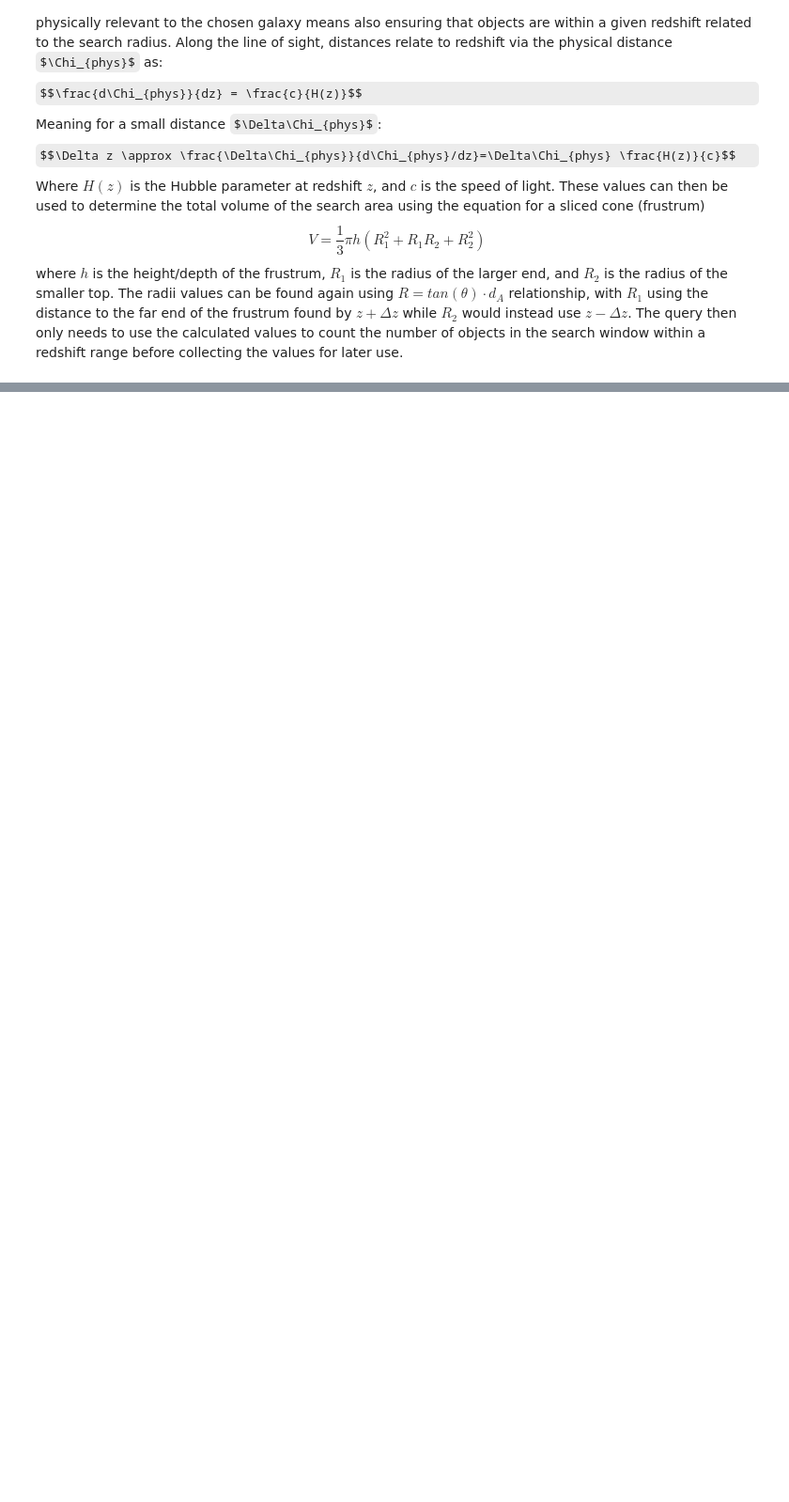
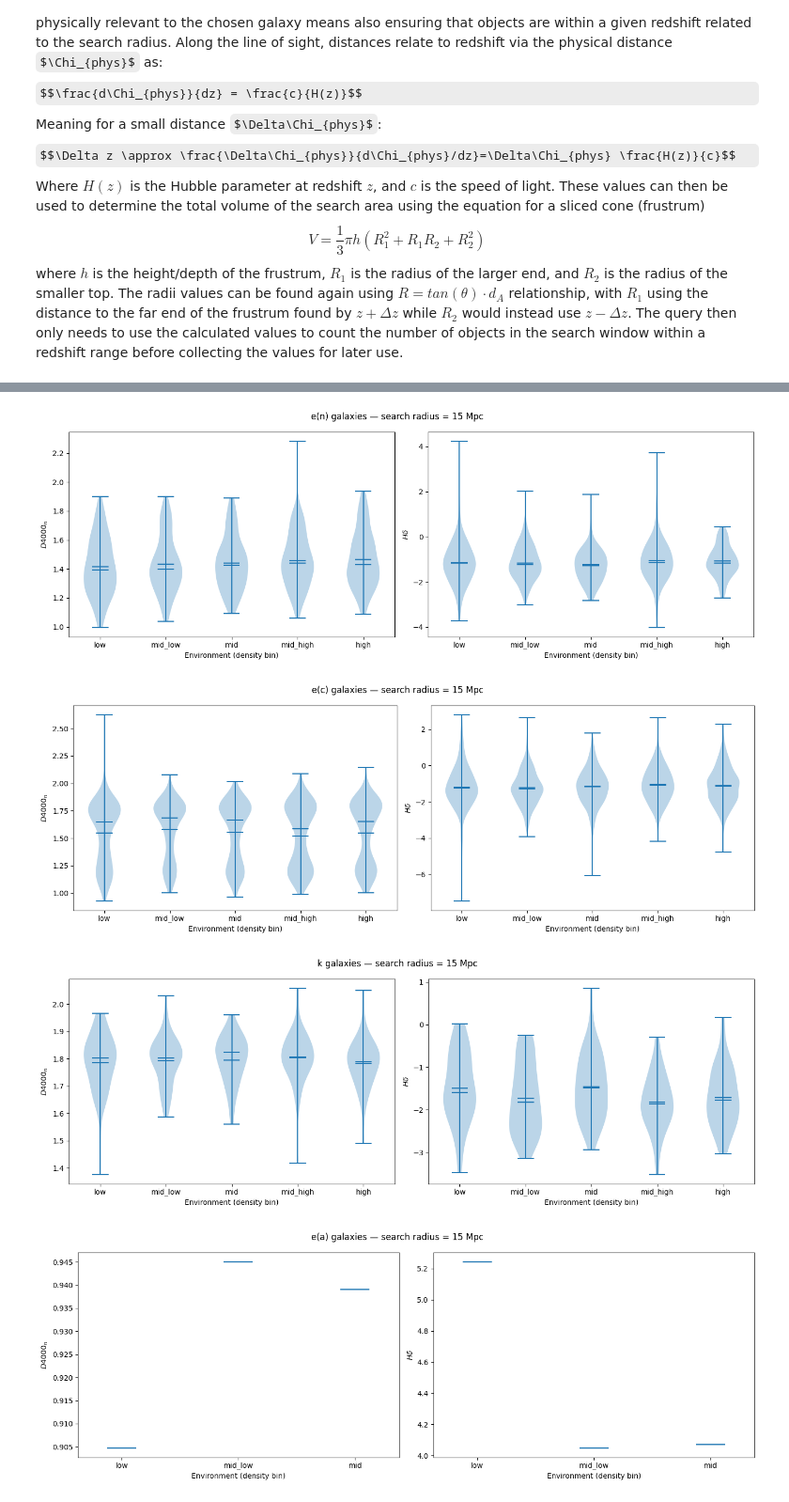
Before and after one commit to maraMaraschino/capstone-project, a Jupyter notebook: timescapes-notebook.ipynb, the cells around one changed output, grey strips where cells are left out. Shown at 94% size. Cells and saved outputs as stored; diff of their text form; code cells hidden in the pictures; some formulas as TeX source; blank space fills up the shorter version.

```diff
--- a/timescapes-notebook.ipynb
+++ b/timescapes-notebook.ipynb
@@ -866,0 +1006,7 @@ e(n) type galaxies (762 total)
+# %%
+plot_violin_by_class('class_dict', result, 3)
+# %% [output]
+[figure, added]
+[figure, added]
+[figure, added]
+[figure, added]
```
Also changed, not shown: parts of 8 cells of this notebook, 1 other file.
